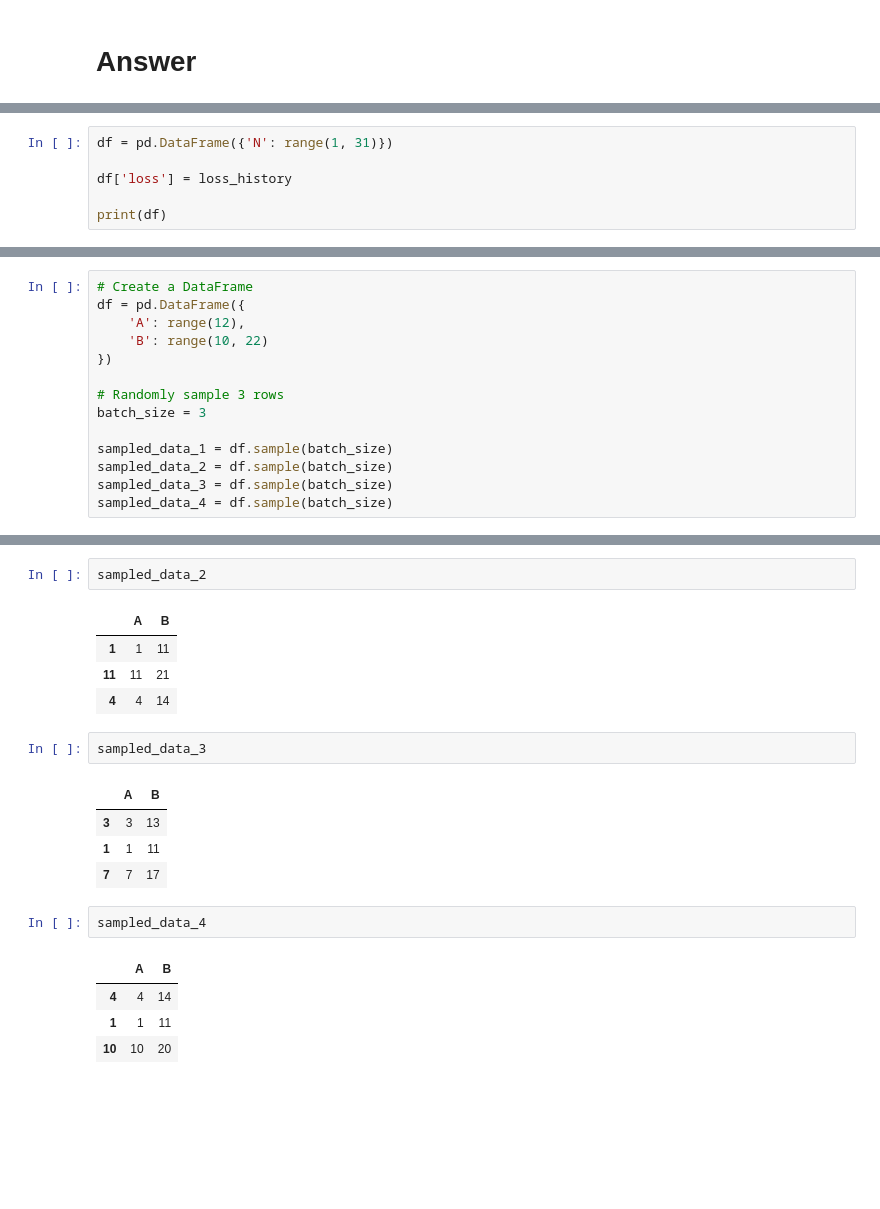
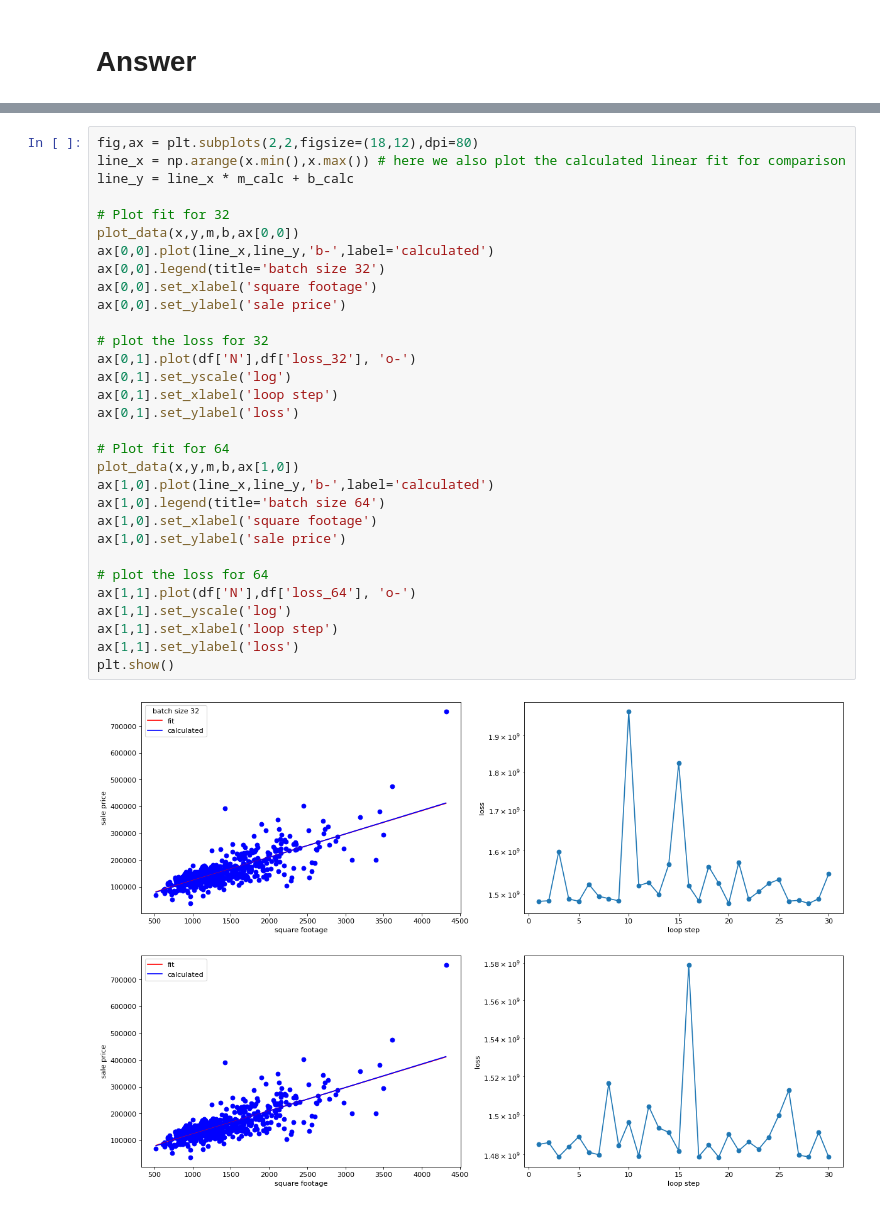
Before and after one commit to jrpenabastidas/ai-science-training-series, a Jupyter notebook: 01_intro_AI_on_Supercomputer/01_linear_regression_sgd.ipynb, the cells around one changed output, grey strips where cells are left out. Cells and saved outputs as stored; diff of their text form; blank space fills up the shorter version.

Commit message:
Point 1 almost ready, change the m and b values in the first plot

```diff
--- a/01_intro_AI_on_Supercomputer/01_linear_regression_sgd.ipynb
+++ b/01_intro_AI_on_Supercomputer/01_linear_regression_sgd.ipynb
@@ -218,6 +178,0 @@ y                 ndarray      551: 551 elems, type `int64`, 4408 bytes
-# %%
-df = pd.DataFrame({'N': range(1, 31)})
-
-df['loss'] = loss_history
-
-print(df)
@@ -280,14 +178,0 @@ len(data)//batch_size
-# %%
-# Create a DataFrame
-df = pd.DataFrame({
-    'A': range(12),
-    'B': range(10, 22)
-})
-
-# Randomly sample 3 rows
-batch_size = 3
-
-sampled_data_1 = df.sample(batch_size)
-sampled_data_2 = df.sample(batch_size)
-sampled_data_3 = df.sample(batch_size)
-sampled_data_4 = df.sample(batch_size)
@@ -317,21 +179,33 @@ sampled_data_1
-# %%
-sampled_data_2
-# %% [output]
-|  | A | B |
-| 1 | 1 | 11 |
-| 11 | 11 | 21 |
-| 4 | 4 | 14 |
-# %%
-sampled_data_3
-# %% [output]
-|  | A | B |
-| 3 | 3 | 13 |
-| 1 | 1 | 11 |
-| 7 | 7 | 17 |
-# %%
-sampled_data_4
-# %% [output]
-|  | A | B |
-| 4 | 4 | 14 |
-| 1 | 1 | 11 |
-| 10 | 10 | 20 |
+# %%
+fig,ax = plt.subplots(2,2,figsize=(18,12),dpi=80)
+line_x = np.arange(x.min(),x.max()) # here we also plot the calculated linear fit for comparison
+line_y = line_x * m_calc + b_calc
+
+# Plot fit for 32
+plot_data(x,y,m,b,ax[0,0])
+ax[0,0].plot(line_x,line_y,'b-',label='calculated')
+ax[0,0].legend(title='batch size 32')
+ax[0,0].set_xlabel('square footage')
+ax[0,0].set_ylabel('sale price')
+
+# plot the loss for 32
+ax[0,1].plot(df['N'],df['loss_32'], 'o-')
+ax[0,1].set_yscale('log')
+ax[0,1].set_xlabel('loop step')
+ax[0,1].set_ylabel('loss')
+
+# Plot fit for 64
+plot_data(x,y,m,b,ax[1,0])
+ax[1,0].plot(line_x,line_y,'b-',label='calculated')
+ax[1,0].legend(title='batch size 64')
+ax[1,0].set_xlabel('square footage')
+ax[1,0].set_ylabel('sale price')
+
+# plot the loss for 64
+ax[1,1].plot(df['N'],df['loss_64'], 'o-')
+ax[1,1].set_yscale('log')
+ax[1,1].set_xlabel('loop step')
+ax[1,1].set_ylabel('loss')
+plt.show()
+# %% [output]
+[figure, added]
```
Also changed, not shown: parts of 10 cells of this notebook.
